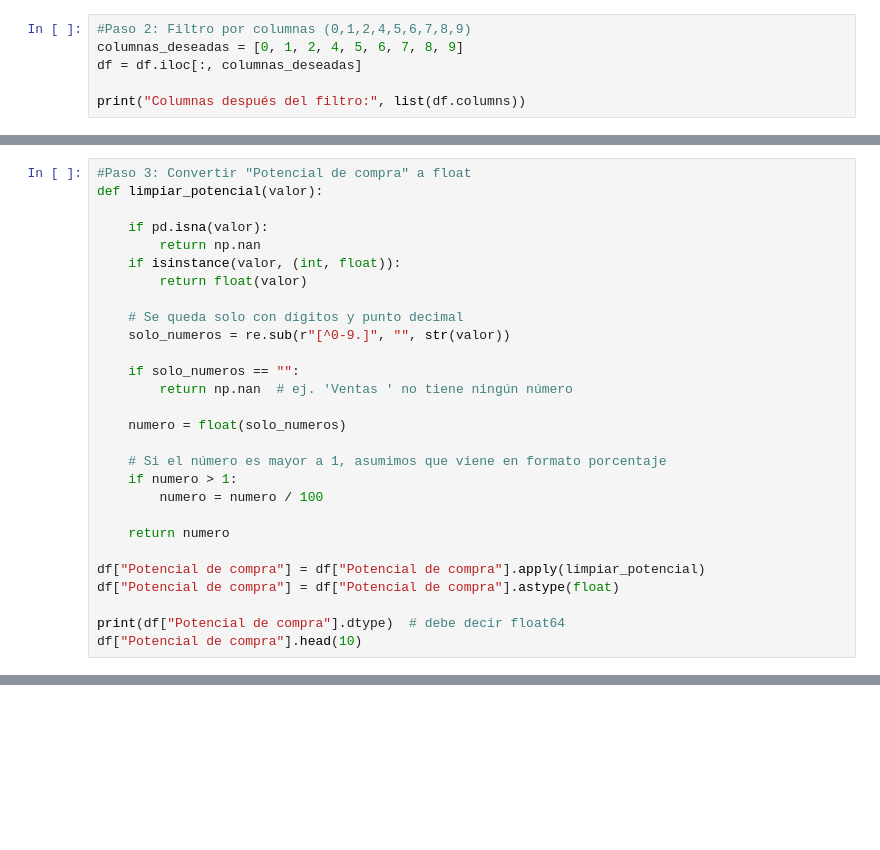
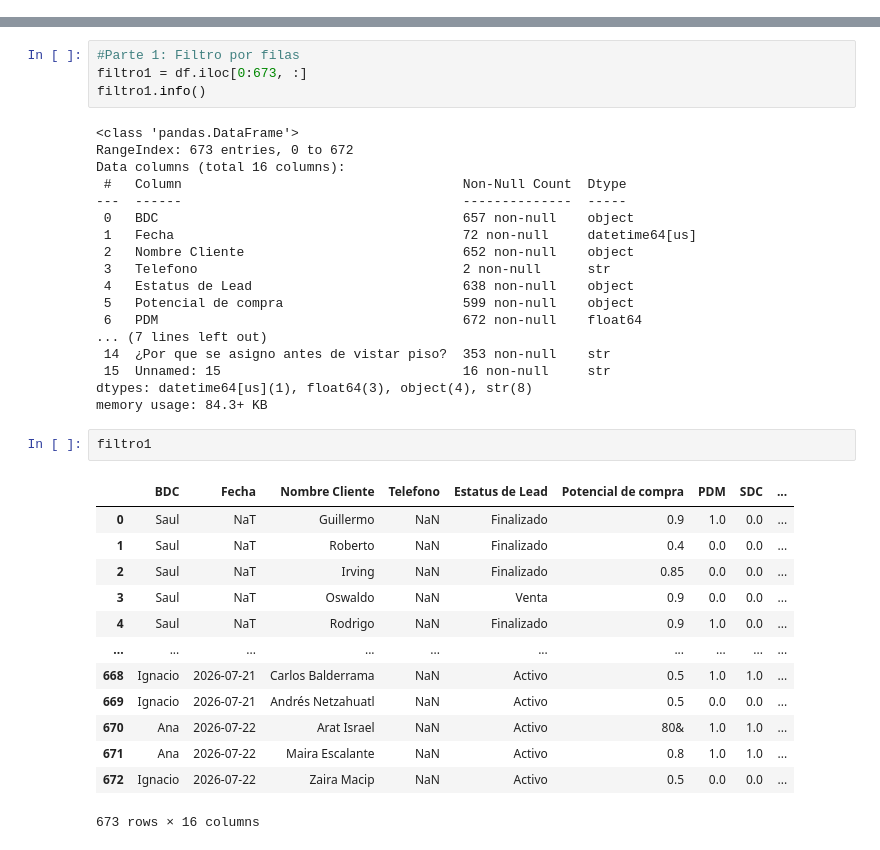
Before and after one commit to a01735788-ops/Extracci-n-de-Datos-, a Jupyter notebook: Actividad 1.1 (Citas_Digital)/Extraccion de datos.ipynb, the cells around one changed output, grey strips where cells are left out. Saved outputs shown, nothing was run; the diff lists cells and outputs as text; blank space fills up the shorter version.

```diff
--- a/Actividad 1.1 (Citas_Digital)/Extraccion de datos.ipynb
+++ b/Actividad 1.1 (Citas_Digital)/Extraccion de datos.ipynb
@@ -26,6 +21,0 @@ Filas después del filtro: 674
-# %%
-#Paso 2: Filtro por columnas (0,1,2,4,5,6,7,8,9)
-columnas_deseadas = [0, 1, 2, 4, 5, 6, 7, 8, 9]
-df = df.iloc[:, columnas_deseadas]
-
-print("Columnas después del filtro:", list(df.columns))
@@ -34,28 +21,0 @@ Columnas después del filtro: ['BDC ', 'Fecha', 'Nombre Cliente ', 'Estatus de L
-# %%
-#Paso 3: Convertir "Potencial de compra" a float
-def limpiar_potencial(valor):
-
-    if pd.isna(valor):
-        return np.nan
-    if isinstance(valor, (int, float)):
-        return float(valor)
-
-    # Se queda solo con dígitos y punto decimal
-    solo_numeros = re.sub(r"[^0-9.]", "", str(valor))
-
-    if solo_numeros == "":
-        return np.nan  # ej. 'Ventas ' no tiene ningún número
-
-    numero = float(solo_numeros)
-
-    # Si el número es mayor a 1, asumimos que viene en formato porcentaje
-    if numero > 1:
-        numero = numero / 100
-
-    return numero
-
-df["Potencial de compra"] = df["Potencial de compra"].apply(limpiar_potencial)
-df["Potencial de compra"] = df["Potencial de compra"].astype(float)
-
-print(df["Potencial de compra"].dtype)  # debe decir float64
-df["Potencial de compra"].head(10)
@@ -74,0 +42,38 @@ Name: Potencial de compra, dtype: float64
+# %%
+#Parte 1: Filtro por filas
+filtro1 = df.iloc[0:673, :]
+filtro1.info()
+# %% [output]
+<class 'pandas.DataFrame'>
+RangeIndex: 673 entries, 0 to 672
+Data columns (total 16 columns):
+ #   Column                                    Non-Null Count  Dtype
+---  ------                                    --------------  -----
+ 0   BDC                                       657 non-null    object
+ 1   Fecha                                     72 non-null     datetime64[us]
+ 2   Nombre Cliente                            652 non-null    object
+ 3   Telefono                                  2 non-null      str
+ 4   Estatus de Lead                           638 non-null    object
+ 5   Potencial de compra                       599 non-null    object
+ 6   PDM                                       672 non-null    float64
+... (7 lines left out)
+ 14  ¿Por que se asigno antes de vistar piso?  353 non-null    str
+ 15  Unnamed: 15                               16 non-null     str
+dtypes: datetime64[us](1), float64(3), object(4), str(8)
+memory usage: 84.3+ KB
+# %%
+filtro1
+# %% [output]
+|  | BDC | Fecha | Nombre Cliente | Telefono | Estatus de Lead | Potencial de compra | PDM | SDC | ... |
+| 0 | Saul | NaT | Guillermo | NaN | Finalizado | 0.9 | 1.0 | 0.0 | ... |
+| 1 | Saul | NaT | Roberto | NaN | Finalizado | 0.4 | 0.0 | 0.0 | ... |
+| 2 | Saul | NaT | Irving | NaN | Finalizado | 0.85 | 0.0 | 0.0 | ... |
+| 3 | Saul | NaT | Oswaldo | NaN | Venta | 0.9 | 0.0 | 0.0 | ... |
+| 4 | Saul | NaT | Rodrigo | NaN | Finalizado | 0.9 | 1.0 | 0.0 | ... |
+| ... | ... | ... | ... | ... | ... | ... | ... | ... | ... |
+| 668 | Ignacio | 2026-07-21 | Carlos Balderrama | NaN | Activo | 0.5 | 1.0 | 1.0 | ... |
+| 669 | Ignacio | 2026-07-21 | Andrés Netzahuatl | NaN | Activo | 0.5 | 0.0 | 0.0 | ... |
+| 670 | Ana | 2026-07-22 | Arat Israel | NaN | Activo | 80& | 1.0 | 1.0 | ... |
+| 671 | Ana | 2026-07-22 | Maira Escalante | NaN | Activo | 0.8 | 1.0 | 1.0 | ... |
+| 672 | Ignacio | 2026-07-22 | Zaira Macip | NaN | Activo | 0.5 | 0.0 | 0.0 | ... |
+673 rows × 16 columns
```
Also changed, not shown: parts of 18 cells of this notebook.
